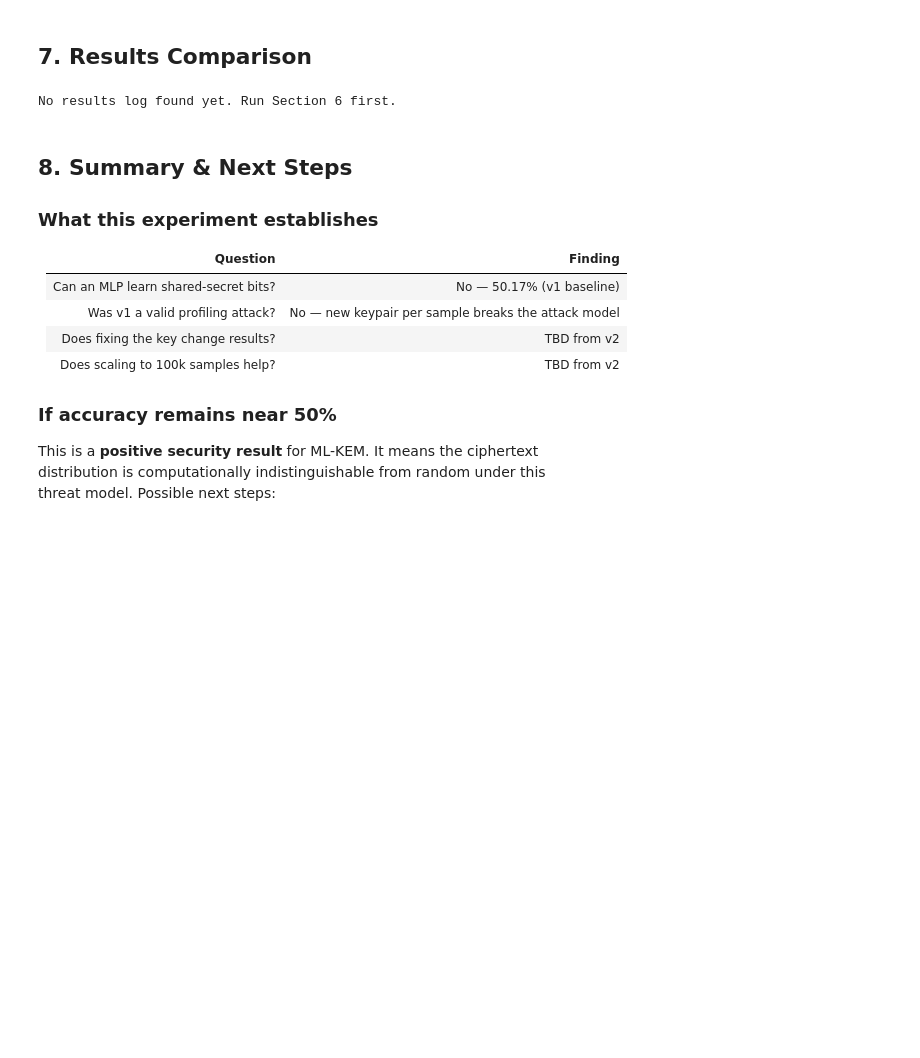
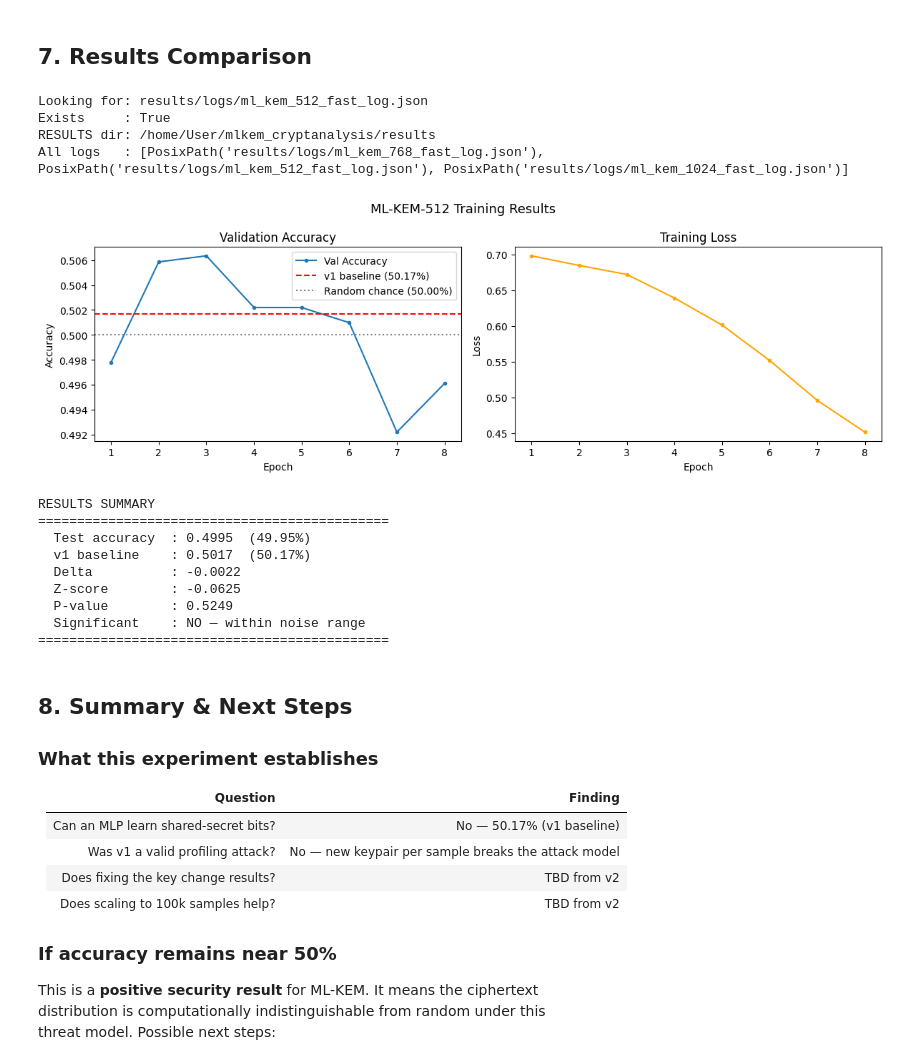
Before and after one commit to ShreehariMenon/mlkem_cryptanalysis, a Jupyter notebook: notebooks/ML_KEM_Profiling_Attack_v2.ipynb, the cells around one changed output. Saved outputs shown, nothing was run; the diff lists cells and outputs as text; code cells hidden in the pictures; blank space fills up the shorter version.

```diff
--- a/notebooks/ML_KEM_Profiling_Attack_v2.ipynb
+++ b/notebooks/ML_KEM_Profiling_Attack_v2.ipynb
@@ -335,48 +369,73 @@ result = subprocess.run(
 # %% [markdown]
 ## 7. Results Comparison
 # %%
-# Load saved results JSON
-log_path = RESULTS / "logs" / "ml_kem_512_train_log.json"
+import json
+from pathlib import Path
 
-if log_path.exists():
+# Try both possible log filenames (resnet and fast trainer)
+log_path = RESULTS / "logs" / "ml_kem_512_fast_log.json"
+if not log_path.exists():
+    log_path = RESULTS / "logs" / "ml_kem_512_train_log.json"
+
+print(f"Looking for: {log_path}")
+print(f"Exists     : {log_path.exists()}")
+print(f"RESULTS dir: {RESULTS.resolve()}")
+print(f"All logs   : {list((RESULTS / 'logs').glob('*.json')) if (RESULTS/'logs').exists() else 'logs/ folder missing'}")
+print()
+
+if not log_path.exists():
+    print("Training has not completed yet.")
+    print("Run Cell 6 first, wait for it to finish, then re-run this cell.")
+else:
     with open(log_path) as f:
         res = json.load(f)
 
-    # Learning curve
     epochs   = [e["epoch"]   for e in res["epoch_log"]]
     val_accs = [e["val_acc"] for e in res["epoch_log"]]
     losses   = [e["loss"]    for e in res["epoch_log"]]
 
+    import matplotlib.pyplot as plt
     fig, (ax1, ax2) = plt.subplots(1, 2, figsize=(12, 4))
-    fig.suptitle("ML-KEM-512 ResNet Training — v2", fontsize=13)
+    fig.suptitle("ML-KEM-512 Training Results", fontsize=13)
 
     ax1.plot(epochs, val_accs, marker="o", ms=3, label="Val Accuracy")
-    ax1.axhline(BASELINE, color="red",  linestyle="--", label=f"v1 baseline ({BASELINE:.4f})")
-    ax1.axhline(0.5,      color="gray", linestyle=":",  label="Random chance (0.5000)")
+    ax1.axhline(0.5017, color="red",  linestyle="--", label="v1 baseline (50.17%)")
+    ax1.axhline(0.5,    color="gray", linestyle=":",  label="Random chance (50.00%)")
     ax1.set_xlabel("Epoch"); ax1.set_ylabel("Accuracy")
     ax1.set_title("Validation Accuracy"); ax1.legend()
 
-    ax2.plot(epochs, losses, marker="o", ms=3, color="orange", label="Train Loss")
-    ax2.set_xlabel("Epoch"); ax2.set_ylabel("CE Loss")
-    ax2.set_title("Training Loss"); ax2.legend()
+    ax2.plot(epochs, losses, marker="o", ms=3, color="orange")
+    ax2.set_xlabel("Epoch"); ax2.set_ylabel("Loss")
+    ax2.set_title("Training Loss")
 
     plt.tight_layout()
     plt.savefig(RESULTS / "figures" / "ml_kem_512_learning_curve.png", dpi=150)
     plt.show()
 
-    print("\nFINAL COMPARISON")
-    print("=" * 55)
-    print(f"  v1: MLP, 10k variable-key     →  {BASELINE:.4f}  ({BASELINE*100:.2f}%)")
-    print(f"  v2: ResNet, 100k fixed-key    →  {res['test_accuracy']:.4f}  ({res['test_accuracy']*100:.2f}%)")
-    print(f"  Delta                          → {res['delta']:+.4f}")
-    print(f"  Z-score                        →  {res['z_score']:+.4f}")
-    print(f"  P-value                        →  {res['p_value']:.6f}")
-    print(f"  Sig. at α=0.01                 →  {'YES ⚠' if res['significant_0.01'] else 'NO'}")
-    print("=" * 55)
-else:
-    print("No results log found yet. Run Section 6 first.")
+    print(f"\nRESULTS SUMMARY")
+    print(f"{'='*45}")
+    print(f"  Test accuracy  : {res['test_accuracy']:.4f}  ({res['test_accuracy']*100:.2f}%)")
+    print(f"  v1 baseline    : 0.5017  (50.17%)")
+    print(f"  Delta          : {res['delta']:+.4f}")
+    print(f"  Z-score        : {res['z_score']:+.4f}")
+    print(f"  P-value        : {res['p_value']:.4f}")
+    print(f"  Significant    : {'YES ⚠' if res['significant_0.01'] else 'NO — within noise range'}")
+    print(f"{'='*45}")
 # %% [output]
-No results log found yet. Run Section 6 first.
+Looking for: results/logs/ml_kem_512_fast_log.json
+Exists     : True
+RESULTS dir: /home/User/mlkem_cryptanalysis/results
+All logs   : [PosixPath('results/logs/ml_kem_768_fast_log.json'), PosixPath('results/logs/ml_kem_512_fast_log.json'), PosixPath('results/logs/ml_kem_1024_fast_log.json')]
+[figure, added]
+RESULTS SUMMARY
+=============================================
+  Test accuracy  : 0.4995  (49.95%)
+  v1 baseline    : 0.5017  (50.17%)
+  Delta          : -0.0022
+  Z-score        : -0.0625
+  P-value        : 0.5249
+  Significant    : NO — within noise range
+=============================================
 # %% [markdown]
 ## 8. Summary & Next Steps
 
```
Also changed, not shown: parts of 4 cells of this notebook, 2 other files.
